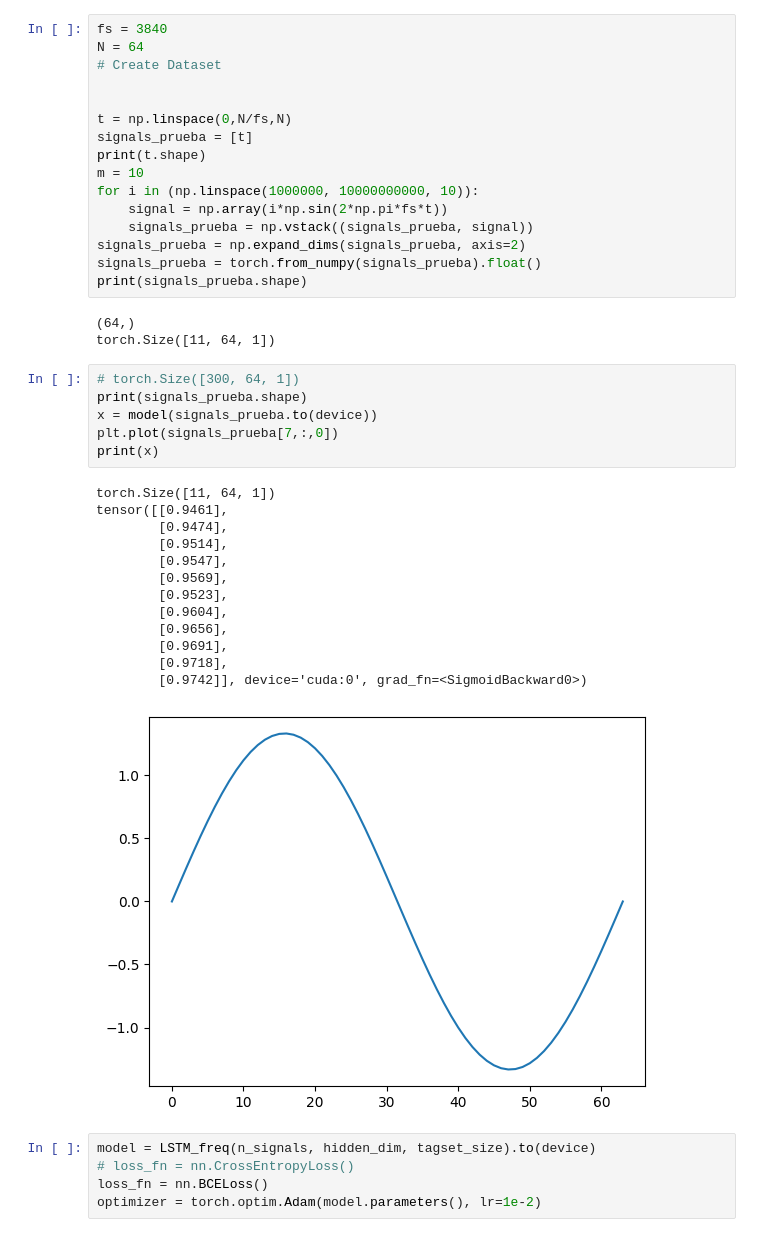
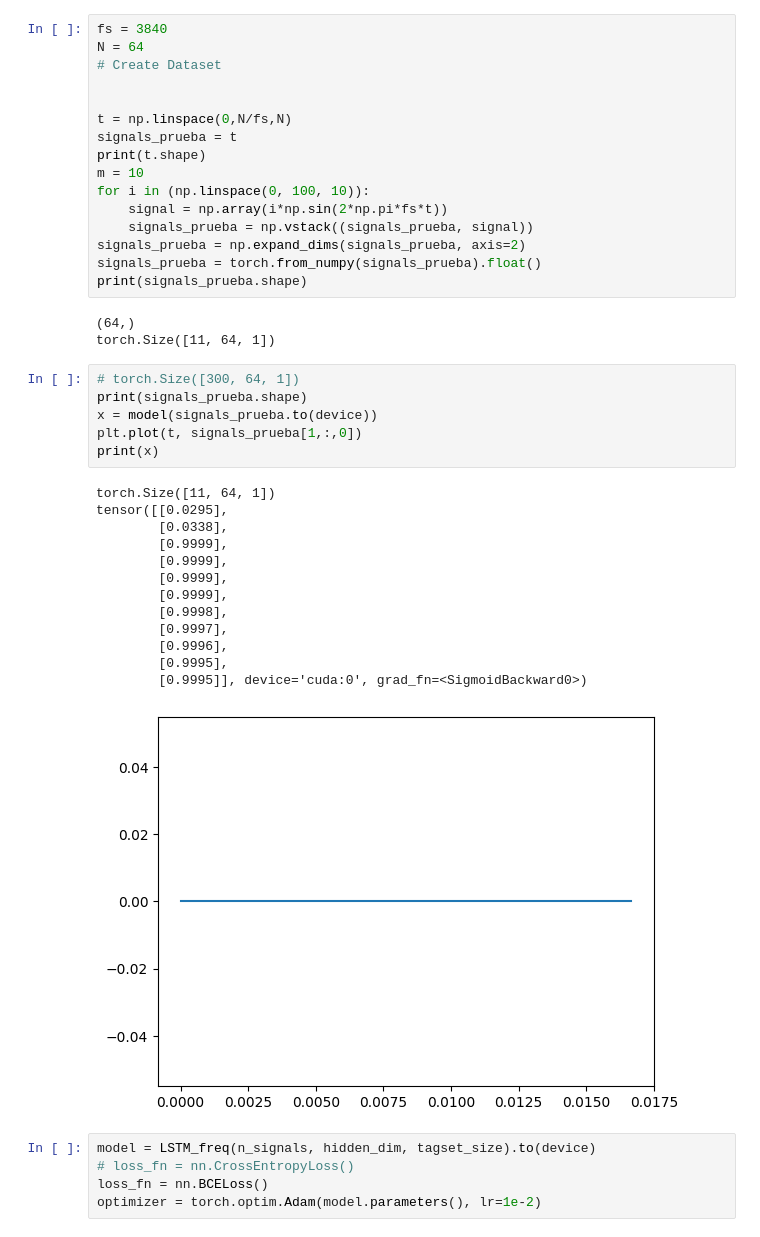
Before and after one commit to alvarohc777/pyTorch, a Jupyter notebook: LSTM_prueba.ipynb, the cells around one changed output. Saved outputs shown, nothing was run; the diff lists cells and outputs as text.

Commit message:
mofify LSTM_prueba.ipynb minor change

```diff
--- a/LSTM_prueba.ipynb
+++ b/LSTM_prueba.ipynb
@@ -43,10 +43,10 @@ N = 64
 
 
 t = np.linspace(0,N/fs,N)
-signals_prueba = [t]
+signals_prueba = t
 print(t.shape)
 m = 10
-for i in (np.linspace(1000000, 10000000000, 10)):
+for i in (np.linspace(0, 100, 10)):
     signal = np.array(i*np.sin(2*np.pi*fs*t))
     signals_prueba = np.vstack((signals_prueba, signal))
 signals_prueba = np.expand_dims(signals_prueba, axis=2)
@@ -58,23 +58,23 @@ torch.Size([11, 64, 1])
 # %%
 # torch.Size([300, 64, 1])
 print(signals_prueba.shape)
 x = model(signals_prueba.to(device))
-plt.plot(signals_prueba[7,:,0])
+plt.plot(t, signals_prueba[1,:,0])
 print(x)
 # %% [output]
 torch.Size([11, 64, 1])
-tensor([[0.9461],
-        [0.9474],
-        [0.9514],
-        [0.9547],
-        [0.9569],
-        [0.9523],
-        [0.9604],
-        [0.9656],
-        [0.9691],
-        [0.9718],
-        [0.9742]], device='cuda:0', grad_fn=<SigmoidBackward0>)
+tensor([[0.0295],
+        [0.0338],
+        [0.9999],
+        [0.9999],
+        [0.9999],
+        [0.9999],
+        [0.9998],
+        [0.9997],
+        [0.9996],
+        [0.9995],
+        [0.9995]], device='cuda:0', grad_fn=<SigmoidBackward0>)
-[figure, old version]
+[figure, new version]
 # %%
 model = LSTM_freq(n_signals, hidden_dim, tagset_size).to(device)
 # loss_fn = nn.CrossEntropyLoss()
```
Also changed, not shown: parts of 5 cells of this notebook.
